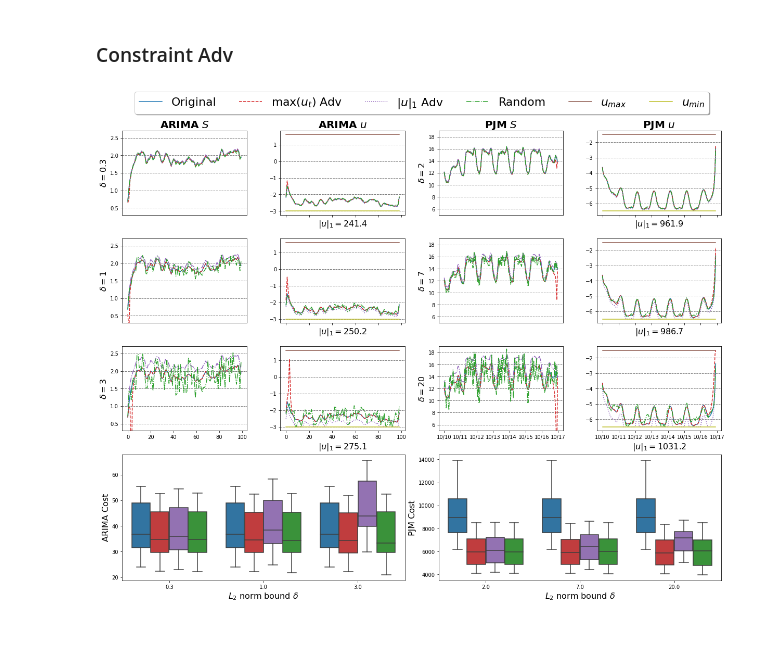
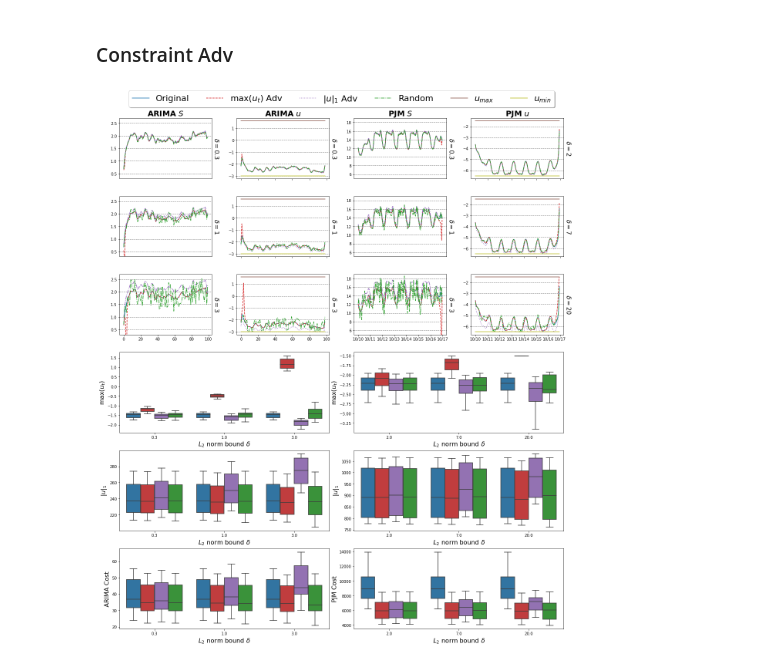
Before and after one commit to UTAustin-SwarmLab/Constraint-Adversarial-MPC, a Jupyter notebook: constraint_adv.ipynb, the cells around one changed output. Cells and saved outputs as stored; diff of their text form; code cells hidden in the pictures; blank space fills up the shorter version.

Commit message:
add umax and uabs panel

```diff
--- a/constraint_adv.ipynb
+++ b/constraint_adv.ipynb
@@ -505,18 +536,22 @@ for (delta1, delta2) in zip(delta_list, delta_list2):
     ts_ax_list[flag, 0].plot(np.arange(arima_ts.shape[2]), arima_ts[flag, 1,:], color=color_list[1], linestyle='--')
     ts_ax_list[flag, 0].plot(np.arange(arima_ts.shape[2]), arima_ts[flag, 2,:], color=color_list[2], linestyle='-.')
     ts_ax_list[flag, 0].set_ylim((0.3, 2.7))
-    ts_ax_list[flag, 0].set_ylabel("$\delta={}$".format(delta1), fontsize=16)
+    # ts_ax_list[flag, 0].set_ylabel("$\delta={}$".format(delta1), fontsize=16)
     ts_ax_list[flag, 0].yaxis.grid(True, color ="grey", linestyle='--', linewidth=1)
     ts_ax_list[flag, 0].tick_params(axis='both', which='major', labelsize=14)
+    ts_ax_list[flag, 0].text(x=1.05, y=0.5, s="$\delta={}$".format(delta1), size=16, \
+        verticalalignment='center', horizontalalignment='center', rotation=270, transform=ts_ax_list[flag, 0].transAxes)
 
 
     ts_ax_list[flag, 1].plot(ele['Datetime'], pjm_ts[flag, 0, :], color=color_list[0], linestyle='-')
     ts_ax_list[flag, 1].plot(ele['Datetime'], pjm_ts[flag, 1, :], color=color_list[1], linestyle='--')
     ts_ax_list[flag, 1].plot(ele['Datetime'], pjm_ts[flag, 2, :], color=color_list[2], linestyle='-.')
     ts_ax_list[flag, 1].set_ylim((8, 19))
-    ts_ax_list[flag, 1].set_ylabel("$\delta={}$".format(delta2), fontsize=16)
+    # ts_ax_list[flag, 1].set_ylabel("$\delta={}$".format(delta2), fontsize=16)
     ts_ax_list[flag, 1].yaxis.grid(True, color ="grey", linestyle='--', linewidth=1)
     ts_ax_list[flag, 1].tick_params(axis='both', which='major', labelsize=14)
+    ts_ax_list[flag, 1].text(x=1.05, y=0.5, s="$\delta={}$".format(delta2), size=16, \
+        verticalalignment='center', horizontalalignment='center', rotation=270, transform=ts_ax_list[flag, 1].transAxes)
 
     if flag < arima_ts.shape[0]-1 :
         ts_ax_list[flag, 0].axes.get_xaxis().set_visible(False)
@@ -552,7 +587,7 @@ pairs = pairs + [((delta, 'Cost Adv'), (delta, 'Random')) for delta in delta_lis
 
 annotator = Annotator(ax, pairs, data=arima_df, x='$L_2$ norm bound $\delta$', y='Cost', hue='Scenario')#, hue_order=hue_order)
 annotator.new_plot(ax, pairs, plot='barplot', data=arima_df, x='$L_2$ norm bound $\delta$', y='Cost', hue='Scenario', hue_order=hue_order, seed=2021)
-annotator.configure(test='Wilcoxon', text_format='simple')#, loc='outside')
+annotator.configure(test='Wilcoxon', text_format='simple', text_offset=8, show_test_name=False)#, loc='outside')
 annotator.apply_and_annotate()
 
 
@@ -571,11 +606,11 @@ pairs = pairs + [((delta, 'Cost Adv'), (delta, 'Random')) for delta in delta_lis
 
 annotator = Annotator(ax, pairs, data=pjm_df, x='$L_2$ norm bound $\delta$', y='Cost', hue='Scenario')#, hue_order=hue_order)
 annotator.new_plot(ax, pairs, plot='barplot', data=pjm_df, x='$L_2$ norm bound $\delta$', y='Cost', hue='Scenario', hue_order=hue_order, seed=2021)
-annotator.configure(test='Wilcoxon', text_format='simple')#, loc='outside')
+annotator.configure(test='Wilcoxon', text_format='simple', text_offset=8, show_test_name=False)#, loc='outside')
 annotator.apply_and_annotate()
 
 fig.subplots_adjust(left=0.1, bottom=0.1, right=0.9, top=0.9, wspace=0.2, hspace=0.21)
-fig.savefig("./plots/ARIMA_PJM adv cost time series.pdf", dpi=1000, bbox_extra_artists=(lgd,xlabel1, xlabel2), bbox_inches="tight")
+fig.savefig("./plots/ARIMA_PJM adv cost time series.pdf", dpi=1000, bbox_inches="tight") #, bbox_extra_artists=(lgd,xlabel1, xlabel2)
 # %% [output]
    $L_2$ norm bound $\delta$  Scenario      Cost
 0                        0.3  Original  0.008734
@@ -609,13 +644,19 @@ ele.sort_values(by='Datetime', ascending=True, inplace=True)
 
 
 ### Time series
-fig, ax_list = plt.subplot_mosaic([["ARIMAts0", "ARIMAu0", "PJMts0", "PJMu0"], ["ARIMAts1", "ARIMAu1", "PJMts1", "PJMu1"], ["ARIMAts2", "ARIMAu2", "PJMts2", "PJMu2"],
-        ["ARIMAcost", "ARIMAcost", "PJMcost", "PJMcost"]], figsize=(20, 15),
+fig, ax_list = plt.subplot_mosaic(\
+        [["ARIMAts0", "ARIMAu0", "PJMts0", "PJMu0"], \
+        ["ARIMAts1", "ARIMAu1", "PJMts1", "PJMu1"], \
+        ["ARIMAts2", "ARIMAu2", "PJMts2", "PJMu2"], \
+        ["ARIMAumax", "ARIMAumax", "PJMumax", "PJMumax"], \
+        ["ARIMAuabs", "ARIMAuabs", "PJMuabs", "PJMuabs"], \
+        ["ARIMAcost", "ARIMAcost", "PJMcost", "PJMcost"]], \
+        figsize=(20, 23),
         gridspec_kw={
-        # set the height ratios between the rows
-        "height_ratios": [2, 2, 2, 3],
-        # set the width ratios between the columns
-        "width_ratios": [1, 1, 1, 1],})
+            # set the height ratios between the rows
+            "height_ratios": [1.5, 1.5, 1.5, 2, 2, 2],
+            # set the width ratios between the columns
+            "width_ratios": [1, 1, 1, 1],})
 
 arima_ts = np.load("./plots/ARIMA adv constr ts.npy") ### delta x scebnario x T
 pjm_ts = np.load("./plots/PJM adv constr ts.npy") ### delta x scebnario x T
@@ -626,10 +667,17 @@ pjm_u = np.load("./plots/PJM adv constr u.npy") ### delta x scebnario x T
 arima_df = pd.read_csv("./plots/ARIMA adv constr.csv", index_col=0)
 pjm_df = pd.read_csv("./plots/PJM adv constr.csv", index_col=0)
 
+arima_umax_df = pd.read_csv("./plots/ARIMA umax.csv", index_col=0)
+arima_uabs_df = pd.read_csv("./plots/ARIMA uabs.csv", index_col=0)
+pjm_uabs_df = pd.read_csv("./plots/pjm umax.csv", index_col=0)
+pjm_uabs_df = pd.read_csv("./plots/pjm uabs.csv", index_col=0)
+
+
 # print(arima_ts.shape, pjm_ts.shape)
 # print(arima_u.shape, pjm_u.shape)
 # print(arima_df.head(), '\n', pjm_df.head())
 # print(arima_ts)
+
 
 flag = 0
 sharex_list1 = []
@@ -642,7 +690,9 @@ for (delta1, delta2) in zip(delta_list, delta_list2):
     ax_list["ARIMAts"+str(flag)].plot(np.arange(arima_ts.shape[2]), arima_ts[flag, 2, :], color=color_list[4], linestyle='-.')
     ax_list["ARIMAts"+str(flag)].plot(np.arange(arima_ts.shape[2]), arima_ts[flag, 3, :], color=color_list[2], linestyle='-.')
     ax_list["ARIMAts"+str(flag)].set_ylim(0.3, 2.7)
-    ax_list["ARIMAts"+str(flag)].set_ylabel("$\delta={}$".format(delta1), fontsize=16)
+    # ax_list["ARIMAts"+str(flag)].set_ylabel("$\delta={}$".format(delta1), fontsize=16)
+    ax_list["ARIMAts"+str(flag)].text(x=1.05, y=0.5, s="$\delta={}$".format(delta1), size=16, \
+        verticalalignment='center', horizontalalignment='center', rotation=270, transform=ax_list["ARIMAts"+str(flag)].transAxes)
     ax_list["ARIMAts"+str(flag)].yaxis.grid(True, color ="grey", linestyle='--', linewidth=1)
 
     ax_list["ARIMAu"+str(flag)].plot(np.arange(arima_u.shape[2]), arima_u[flag, 0, :], color=color_list[0], linestyle='-', label="Original")
@@ -651,7 +701,9 @@ for (delta1, delta2) in zip(delta_list, delta_list2):
     ax_list["ARIMAu"+str(flag)].plot(np.arange(arima_u.shape[2]), arima_u[flag, 3, :], color=color_list[2], linestyle='-.', label="Random")
     ax_list["ARIMAu"+str(flag)].plot(np.arange(arima_u.shape[2]), arima_u[flag, 4, :], color=color_list[5], linestyle='-', label="$u_{max}$")
     ax_list["ARIMAu"+str(flag)].plot(np.arange(arima_u.shape[2]), arima_u[flag, 5, :], color=color_list[8], linestyle='-', label="$u_{min}$")
-    ax_list["ARIMAu"+str(flag)].set_xlabel("$\|u\|_1={:.1f}$".format(np.linalg.norm(arima_u[flag, 2, :], ord=1)), fontsize=16)
+    # ax_list["ARIMAu"+str(flag)].set_xlabel("$\|u\|_1={:.1f}$".format(np.linalg.norm(arima_u[flag, 2, :], ord=1)), fontsize=16)
+    ax_list["ARIMAu"+str(flag)].text(x=1.05, y=0.5, s="$\delta={}$".format(delta1), size=16, \
+        verticalalignment='center', horizontalalignment='center', rotation=270, transform=ax_list["ARIMAu"+str(flag)].transAxes)
     ax_list["ARIMAu"+str(flag)].yaxis.grid(True, color ="grey", linestyle='--', linewidth=1)
 
 
@@ -660,7 +712,9 @@ for (delta1, delta2) in zip(delta_list, delta_list2):
     ax_list["PJMts"+str(flag)].plot(ele['Datetime'], pjm_ts[flag, 2, :], color=color_list[4], linestyle='-.')
     ax_list["PJMts"+str(flag)].plot(ele['Datetime'], pjm_ts[flag, 3, :], color=color_list[2], linestyle='-.')
     ax_list["PJMts"+str(flag)].set_ylim((5, 19))
-    ax_list["PJMts"+str(flag)].set_ylabel("$\delta={}$".format(delta2), fontsize=16)
+    # ax_list["PJMts"+str(flag)].set_ylabel("$\delta={}$".format(delta2), fontsize=16)
+    ax_list["PJMts"+str(flag)].text(x=1.05, y=0.5, s="$\delta={}$".format(delta1), size=16, \
+            verticalalignment='center', horizontalalignment='center', rotation=270, transform=ax_list["PJMts"+str(flag)].transAxes)
     ax_list["PJMts"+str(flag)].yaxis.grid(True, color ="grey", linestyle='--', linewidth=1)
 
     ax_list["PJMu"+str(flag)].plot(ele['Datetime'][:-1], pjm_u[flag, 0, :], color=color_list[0], linestyle='-', label="Original")
@@ -669,7 +723,9 @@ for (delta1, delta2) in zip(delta_list, delta_list2):
     ax_list["PJMu"+str(flag)].plot(ele['Datetime'][:-1], pjm_u[flag, 3, :], color=color_list[2], linestyle='-.', label="Random")
     ax_list["PJMu"+str(flag)].plot(ele['Datetime'][:-1], pjm_u[flag, 4, :], color=color_list[5], linestyle='-', label="$u_{max}$")
     ax_list["PJMu"+str(flag)].plot(ele['Datetime'][:-1], pjm_u[flag, 5, :], color=color_list[8], linestyle='-', label="$u_{min}$")
-    ax_list["PJMu"+str(flag)].set_xlabel("$\|u\|_1={:.1f}$".format(np.linalg.norm(pjm_u[flag, 2, :], ord=1)), fontsize=16)
+    # ax_list["PJMu"+str(flag)].set_xlabel("$\|u\|_1={:.1f}$".format(np.linalg.norm(pjm_u[flag, 2, :], ord=1)), fontsize=16)
+    ax_list["PJMu"+str(flag)].text(x=1.05, y=0.5, s="$\delta={}$".format(delta2), size=16, \
+        verticalalignment='center', horizontalalignment='center', rotation=270, transform=ax_list["PJMu"+str(flag)].transAxes)
     ax_list["PJMu"+str(flag)].yaxis.grid(True, color ="grey", linestyle='--', linewidth=1)
 
     if flag < arima_ts.shape[0]-1 :
@@ -683,34 +739,61 @@ for (delta1, delta2) in zip(delta_list, delta_list2):
     flag += 1
 
 
 for ax, col in zip(["ARIMAts0", "ARIMAu0", "PJMts0", "PJMu0"], ["ARIMA $S$", "ARIMA $u$", "PJM $S$", "PJM $u$"]):
     ax_list[ax].set_title(col, fontsize=20, fontweight="bold")
 
 # lgd = fig.legend(["Original", "max($u_t$) Adv", "$\|u\|_1$ Adv", "Random", "$u_{max}$", "$u_{min}$"], loc='upper center', \
 h, l = ax_list["PJMu0"].get_legend_handles_labels()
-lgd = fig.legend(h, l, loc='upper center', bbox_to_anchor=(0.5, 0.98), fancybox=True, shadow=True, ncol=6, fontsize=22)
+lgd = fig.legend(h, l, loc='upper center', bbox_to_anchor=(0.5, 0.95), fancybox=True, shadow=True, ncol=6, fontsize=22)
 # xlabel1 = ax_list[flag-1, 0].set_xlabel("ARIMA Time Series $S$", fontsize=16)
-
 
 myFmt = mdates.DateFormatter('%m/%d')
 ax_list["PJMts"+str(flag-1)].xaxis.set_major_formatter(myFmt)
 ax_list["PJMu"+str(flag-1)].xaxis.set_major_formatter(myFmt)
 # xlabel2 = ax_list["PJMu"+str(flag-1)].set_xlabel("PJM Time Series $S$", fontsize=16)
 
+### umax boplot
+ax3 = sns.boxplot(ax=ax_list["ARIMAumax"], data=arima_umax_df, x='$L_2$ norm bound $\delta$', y='umax', hue='Target Function' #, title='Control Cost: $J^c(\hat{u};S, x_0)$'
+    , palette=[color_list[0], color_list[3], color_list[4], color_list[2]])
+ax3.legend().remove()
+ax3.set_xlabel('$L_2$ norm bound $\delta$', fontsize=16)
+ax3.set_ylabel('max($u_t$)', fontsize=16)
 
+ax4 = sns.boxplot(ax=ax_list["PJMumax"], data=pjm_umax_df, x='$L_2$ norm bound $\delta$', y='umax', hue='Target Function' #, title='Control Cost: $J^c(\hat{u};S, x_0)$'
+    , palette=[color_list[0], color_list[3], color_list[4], color_list[2]])
+ax4.legend().remove()
+ax4.set_xlabel('$L_2$ norm bound $\delta$', fontsize=16)
+ax4.set_ylabel('max($u_t$)', fontsize=16)
+
+### uabs boplot
+ax5 = sns.boxplot(ax=ax_list["ARIMAuabs"], data=arima_uabs_df, x='$L_2$ norm bound $\delta$', y='uabs', hue='Target Function' #, title='Control Cost: $J^c(\hat{u};S, x_0)$'
+    , palette=[color_list[0], color_list[3], color_list[4], color_list[2]])
+ax5.legend().remove()
+ax5.set_xlabel('$L_2$ norm bound $\delta$', fontsize=16)
+ax5.set_ylabel('$\|u\|_1$', fontsize=16)
+
+ax6 = sns.boxplot(ax=ax_list["PJMuabs"], data=pjm_uabs_df, x='$L_2$ norm bound $\delta$', y='uabs', hue='Target Function' #, title='Control Cost: $J^c(\hat{u};S, x_0)$'
+    , palette=[color_list[0], color_list[3], color_list[4], color_list[2]])
+ax6.legend().remove()
+ax6.set_xlabel('$L_2$ norm bound $\delta$', fontsize=16)
+ax6.set_ylabel('$\|u\|_1$', fontsize=16)
+
+### cost boxplot
 ax = sns.boxplot(ax=ax_list["ARIMAcost"], data=arima_df, x='$L_2$ norm bound $\delta$', y='Cost', hue='Target Function' #, title='Control Cost: $J^c(\hat{u};S, x_0)$'
     , palette=[color_list[0], color_list[3], color_list[4], color_list[2]])
 ax.legend().remove()
 ax.set_xlabel('$L_2$ norm bound $\delta$', fontsize=16)
 ax.set_ylabel('ARIMA Cost', fontsize=16)
 
 ax2 = sns.boxplot(ax=ax_list["PJMcost"], data=pjm_df, x='$L_2$ norm bound $\delta$', y='Cost', hue='Target Function' #, title='Control Cost: $J^c(\hat{u};S, x_0)$'
     , palette=[color_list[0], color_list[3], color_list[4], color_list[2]])
 ax2.legend().remove()
 ax2.set_xlabel('$L_2$ norm bound $\delta$', fontsize=16)
 ax2.set_ylabel('PJM Cost', fontsize=16)
 
+
+
 fig.subplots_adjust(left=0.1, bottom=0.1, right=0.9, top=0.9, wspace=0.27, hspace=0.25)
-fig.savefig("./plots/ARIMA_PJM adv constr.pdf", dpi=1000, bbox_extra_artists=(lgd,xlabel1, xlabel2), bbox_inches="tight")
+fig.savefig("./plots/ARIMA_PJM adv constr.pdf", dpi=1000, bbox_inches="tight") # bbox_extra_artists=(lgd,xlabel1, xlabel2, ),
 # %% [output]
-[figure, old version]
+[figure, new version]
```
Also changed, not shown: parts of 3 cells of this notebook, 6 other files.
